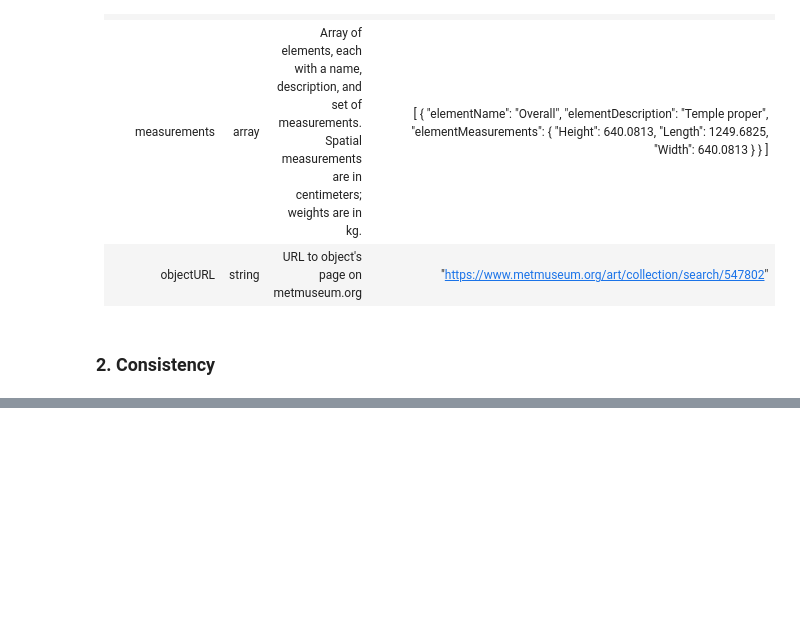
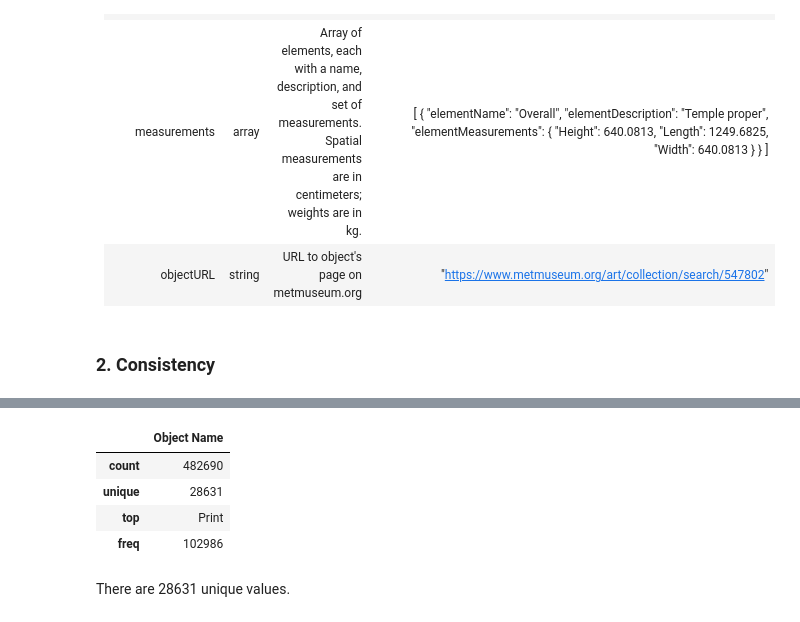
Before and after one commit to nickobard/Data-Preprocessing-Course, a Jupyter notebook: 01/01_homework.ipynb, the cells around one changed output, grey strips where cells are left out. Cells and saved outputs as stored; diff of their text form; code cells hidden in the pictures; blank space fills up the shorter version.

```diff
--- a/01/01_homework.ipynb
+++ b/01/01_homework.ipynb
@@ -159,0 +174,10 @@ Additional columns
+# %%
+df_on.describe()
+# %% [output]
+|  | Object Name |
+| count | 482690 |
+| unique | 28631 |
+| top | Print |
+| freq | 102986 |
+# %% [markdown]
+There are 28631 unique values.
```
Also changed, not shown: parts of 4 cells of this notebook.
